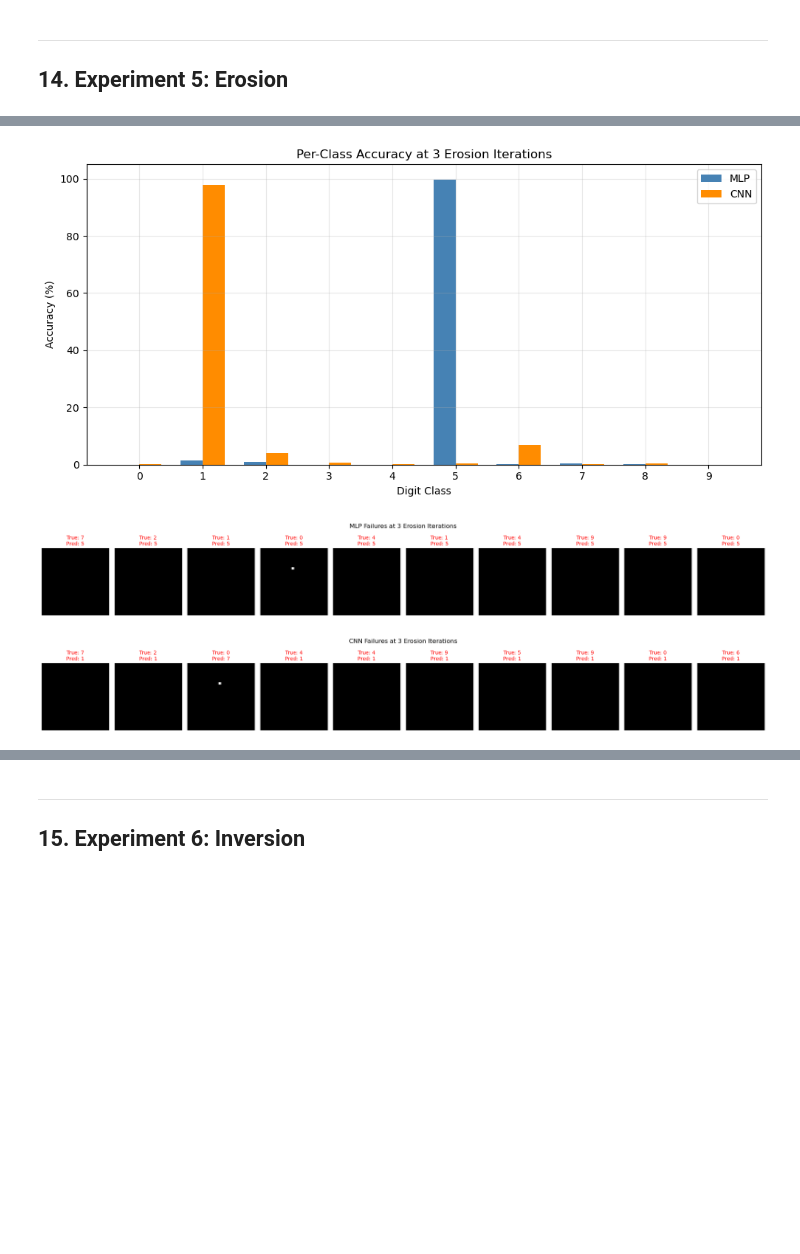
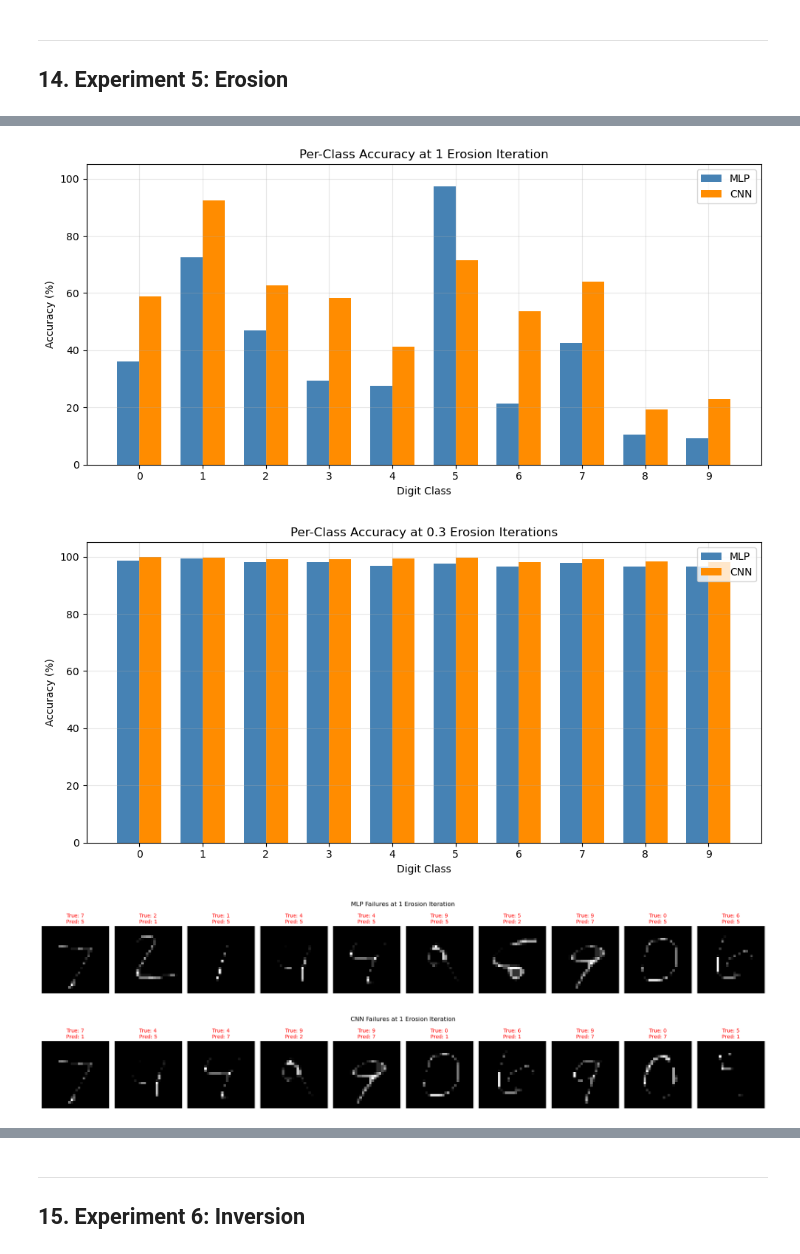
Before and after one commit to Nils-Wagnr/DeepLearning, a Jupyter notebook: RQ2 (Woche4)/RQ2_Template.ipynb, the cells around one changed output, grey strips where cells are left out. Drawn from its saved outputs; the diff is of its cells as text; code cells hidden in the pictures; blank space fills up the shorter version.

```diff
--- a/RQ2 (Woche4)/RQ2_Template.ipynb
+++ b/RQ2 (Woche4)/RQ2_Template.ipynb
@@ -556,7 +688,7 @@ This experiment is provided as a **complete example** to show the workflow.
 For your own perturbation types, follow the same pattern.
 # %%
 # Example experiment: Rotation at multiple angles
-rotation_angles = [5, 10, 15, 20, 30, 45]
+rotation_angles = [5, 10, 15, 20, 30, 45, 90, 180]
 mlp_rot_accs, cnn_rot_accs = [], []
 
 for angle in rotation_angles:
@@ -726,5 +877,5 @@ TODO: Choose your fourth perturbation type. Remember: at least one should be cre
 # %%
-blur = [0.5, 1.0, 1.5, 2.0, 3.0]
+blur = [0.5, 1.0, 1.5, 2.0, 3.0, 4.0, 5.0]
 mlp_blur_accs, cnn_blur_accs = [], []
 
 for sigma in blur:
@@ -749,10 +900,20 @@ _, mlp_pc_1_5, mlp_pr_1_5, mlp_tr_1_5 = evaluate_on_perturbed(mlp_model, blur_1_
 _, cnn_pc_1_5, cnn_pr_1_5, cnn_tr_1_5 = evaluate_on_perturbed(cnn_model, blur_1_5, test_labels)
 plot_per_class_comparison(mlp_pc_1_5, cnn_pc_1_5, title='Per-Class Accuracy at Blur Sigma 1.5')
 
+blur_3_0 = perturb_blur(test_images, 3.0)
+_, mlp_pc_3_0, mlp_pr_3_0, mlp_tr_3_0 = evaluate_on_perturbed(mlp_model, blur_3_0, test_labels)
+_, cnn_pc_3_0, cnn_pr_3_0, cnn_tr_3_0 = evaluate_on_perturbed(cnn_model, blur_3_0, test_labels)
+plot_per_class_comparison(mlp_pc_3_0, cnn_pc_3_0, title='Per-Class Accuracy at Blur Sigma 3.0')
+
 show_failure_examples(blur_1_5.numpy(), mlp_tr_1_5, mlp_pr_1_5, 'MLP',
                       title='MLP Failures at Blur Sigma 1.5')
 show_failure_examples(blur_1_5.numpy(), cnn_tr_1_5, cnn_pr_1_5, 'CNN',
                       title='CNN Failures at Blur Sigma 1.5')
+
+show_failure_examples(blur_3_0.numpy(), mlp_tr_3_0, mlp_pr_3_0, 'MLP',
+                      title='MLP Failures at Blur Sigma 3.0')
+show_failure_examples(blur_3_0.numpy(), cnn_tr_3_0, cnn_pr_3_0, 'CNN',
+                      title='CNN Failures at Blur Sigma 3.0')
 # %% [output]
 Evaluating blur = 0.5...
   MLP: 98.08%  |  CNN: 99.06%
@@ -773,7 +941,7 @@ Evaluating blur = 3.0...
 
 ## 14. Experiment 5: Erosion
 # %%
-erosion = [1, 2, 3, 4, 5]
+erosion = [0.1, 0.3, 0.5, 0.7, 0.8, 0.9, 1.0, 2.0, 3.0]
 mlp_erosion_accs, cnn_erosion_accs = [], []
 
 for iter in erosion:
@@ -792,17 +960,24 @@ for iter in erosion:
 plot_degradation_curve(erosion, mlp_erosion_accs, cnn_erosion_accs,
                        xlabel='Erosion Iterations',
                        title='Robustness to Erosion: MLP vs. CNN')
-erosion_3 = perturb_erosion(test_images, 3)
-_, mlp_pc_3e, mlp_pr_3e, mlp_tr_3e = evaluate_on_perturbed(mlp_model, erosion_3, test_labels)
-_, cnn_pc_3e, cnn_pr_3e, cnn_tr_3e = evaluate_on_perturbed(cnn_model, erosion_3, test_labels)
-plot_per_class_comparison(mlp_pc_3e, cnn_pc_3e, title='Per-Class Accuracy at 3 Erosion Iterations')
-show_failure_examples(erosion_3.numpy(), mlp_tr_3e, mlp_pr_3e, 'MLP',
-                      title='MLP Failures at 3 Erosion Iterations')
+erosion_1 = perturb_erosion(test_images, 1.0)
+_, mlp_pc_1e, mlp_pr_1e, mlp_tr_1e = evaluate_on_perturbed(mlp_model, erosion_1, test_labels)
+_, cnn_pc_1e, cnn_pr_1e, cnn_tr_1e = evaluate_on_perturbed(cnn_model, erosion_1, test_labels)
+plot_per_class_comparison(mlp_pc_1e, cnn_pc_1e, title='Per-Class Accuracy at 1 Erosion Iteration')
 
-show_failure_examples(erosion_3.numpy(), cnn_tr_3e, cnn_pr_3e, 'CNN',
-                      title='CNN Failures at 3 Erosion Iterations')
-inversion = perturb_inversion(test_images)
-mlp_acc_inv, mlp_pc_inv, mlp_pr_inv, mlp_tr_inv = evaluate_on_perturbed(mlp_model, inversion, test_labels)
-cnn_acc_inv, cnn_pc_inv, cnn_pr_inv, cnn_tr_inv = evaluate_on_perturbed(cnn_model, inversion, test_labels)
-results.loc[len(results)] = ['inversion', 0, mlp_acc_inv, cnn_acc_inv, cnn_acc_inv - mlp_acc_inv]
+erosion_0_3 = perturb_erosion(test_images, 0.3)
+_, mlp_pc_0_3e, mlp_pr_0_3e, mlp_tr_0_3e = evaluate_on_perturbed(mlp_model, erosion_0_3, test_labels)
+_, cnn_pc_0_3e, cnn_pr_0_3e, cnn_tr_0_3e = evaluate_on_perturbed(cnn_model, erosion_0_3, test_labels)
+plot_per_class_comparison(mlp_pc_0_3e, cnn_pc_0_3e, title='Per-Class Accuracy at 0.3 Erosion Iterations')
+
+show_failure_examples(erosion_1.numpy(), mlp_tr_1e, mlp_pr_1e, 'MLP',
+                      title='MLP Failures at 1 Erosion Iteration')
+
+show_failure_examples(erosion_1.numpy(), cnn_tr_1e, cnn_pr_1e, 'CNN',
+                      title='CNN Failures at 1 Erosion Iteration')
+
+show_failure_examples(erosion_0_3.numpy(), mlp_tr_0_3e, mlp_pr_0_3e, 'MLP',
+                      title='MLP Failures at 0.3 Erosion Iterations')
+show_failure_examples(erosion_0_3.numpy(), cnn_tr_0_3e, cnn_pr_0_3e, 'CNN',
+                      title='CNN Failures at 0.3 Erosion Iterations')
 # %% [output]
@@ -820,3 +1003,4 @@ Evaluating erosion = 5 iterations...
-[figure, old version]
+[figure, new version]
-[figure, old version]
+[figure, new version]
-[figure, old version]
+[figure, new version]
+[figure, added]
```
Also changed, not shown: parts of 21 cells of this notebook, 3 other files.
